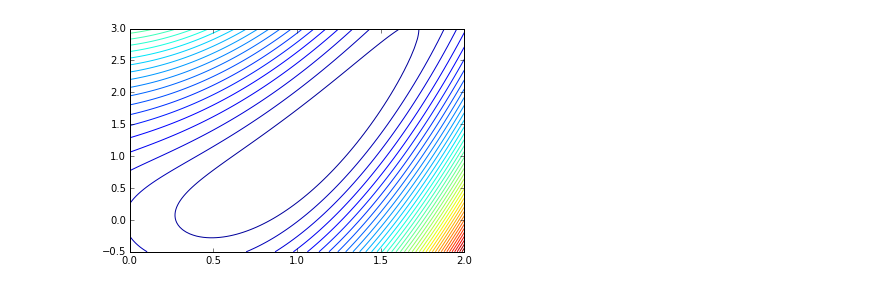
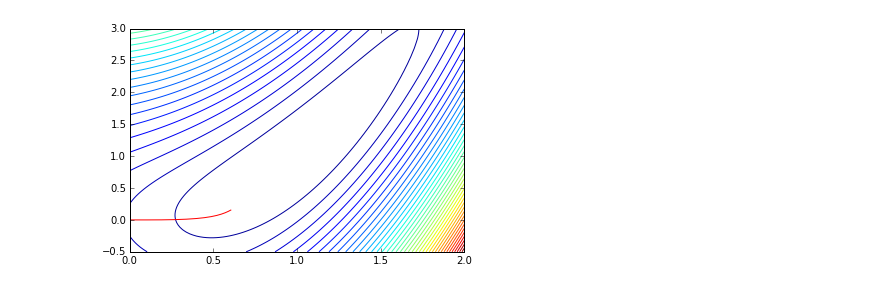
Before and after one commit to gregclinton/murphy, a Jupyter notebook: play.ipynb, the cells around one changed output. Saved outputs shown, nothing was run; the diff lists cells and outputs as text; code cells hidden in the pictures.

```diff
--- a/play.ipynb
+++ b/play.ipynb
@@ -4,23 +4,27 @@ import matplotlib.pyplot as plt
 import numpy as np
 # %%
 f = lambda theta: 0.5 * ((theta[0] ** 2 - theta[1]) ** 2 + (theta[0] - 1) ** 2)
+g = lambda theta: np.array([2 * theta[0] * (theta[0] ** 2 - theta[1]) + theta[0] - 1, theta[1] - theta[0] ** 2])
 # %%
 x = np.linspace(0.0, 2.0, 101)
 y = np.linspace(-0.5, 3.0, 101)
 X, Y = np.meshgrid(x, y)
 Z = [[f([xx, yy]) for xx in x] for yy in y]
 levels = np.linspace(np.min(Z), np.max(Z), 41)
 
-"""
-theta = [0, 0]
+theta = np.zeros(2)
+eta = 0.6
 eta = 0.1
-thetas = [theta]
+thetas = [theta.copy()]
 
-for i in range(10):
-"""
+for i in range(12):
+    theta -= eta * g(theta)
+    thetas.append(theta.copy())
 
+thetas = np.array(thetas)
 
 plt.contour(X, Y, Z, levels = levels)
+plt.plot(thetas[:, 0], thetas[:, 1], color = 'red')
 plt.show()
 # %% [output]
-[figure, old version]
+[figure, new version]
```
